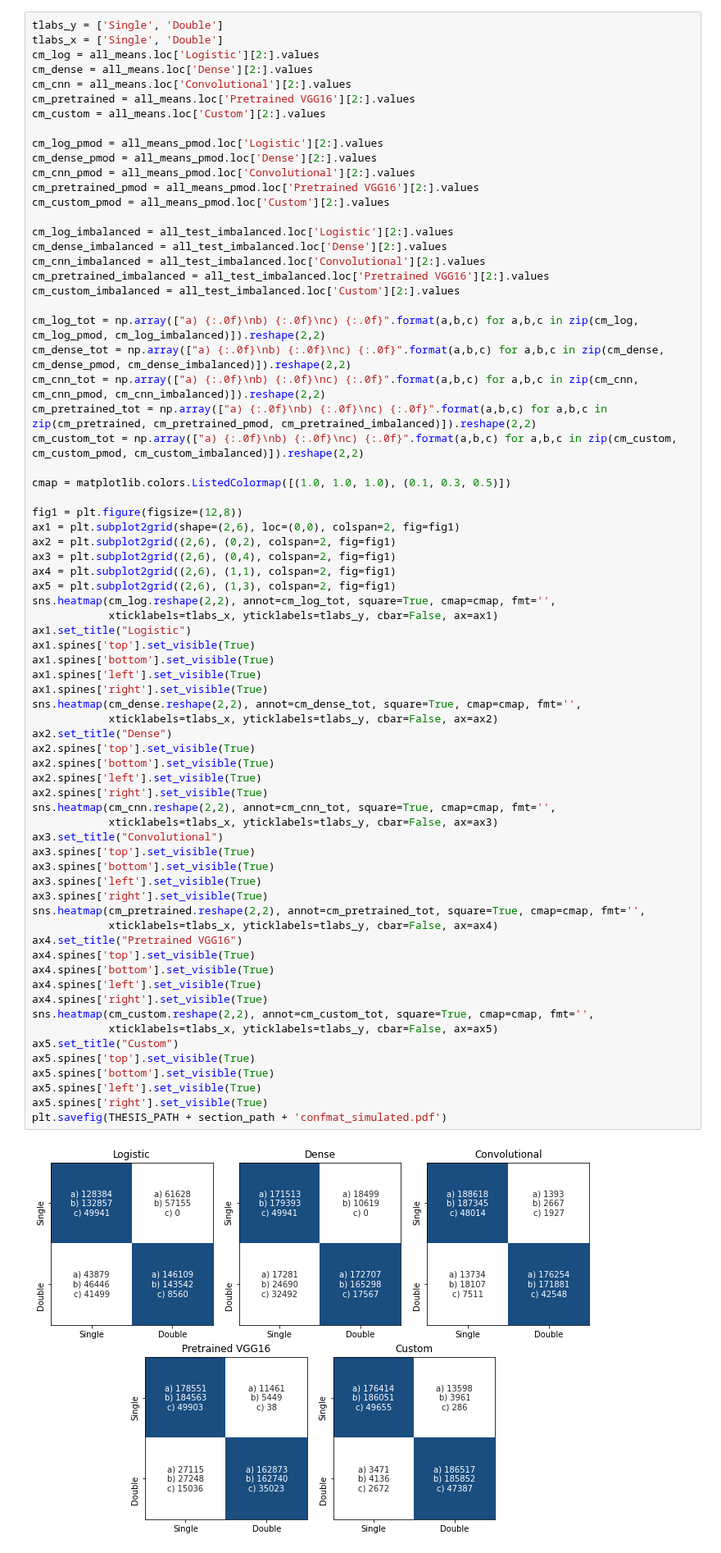
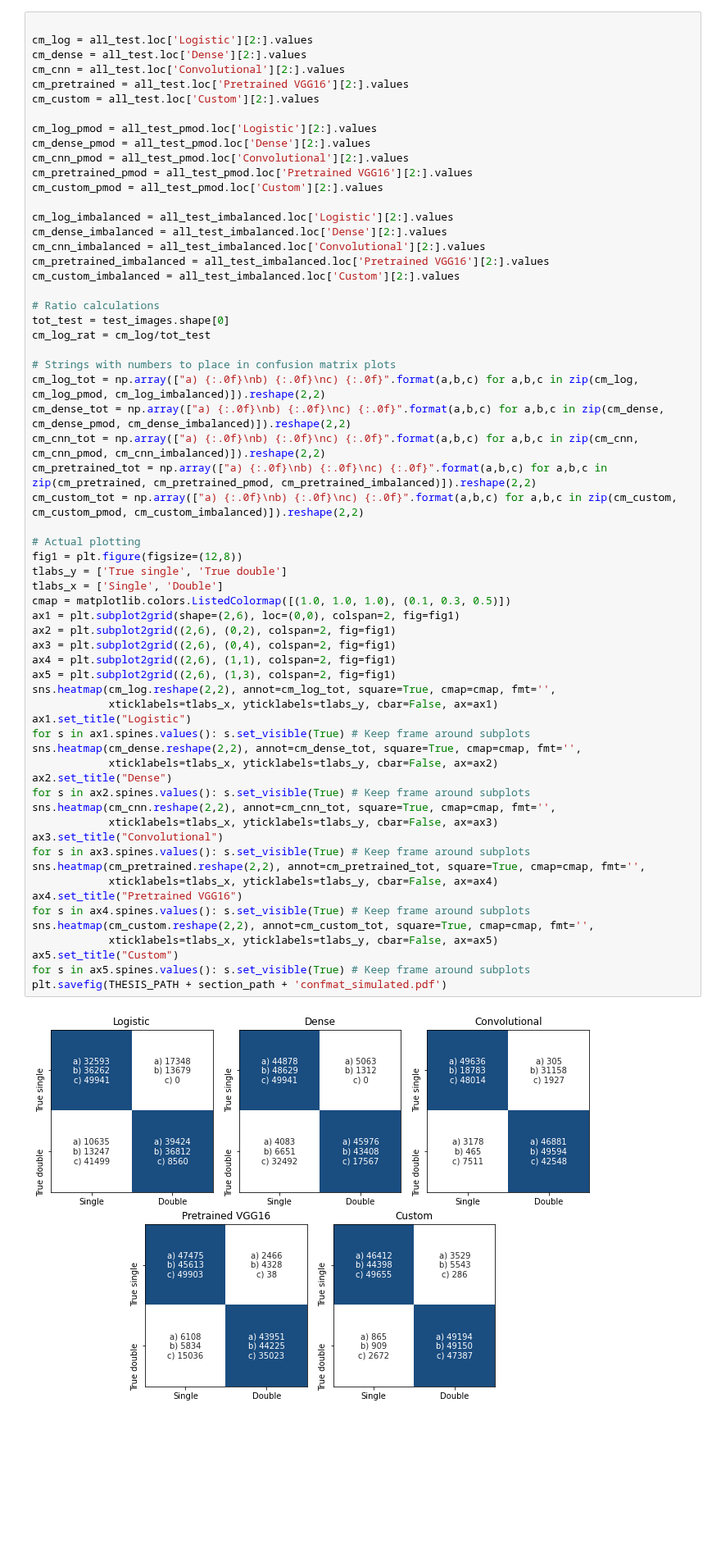
Before and after one commit to geirtul/master_analysis, a Jupyter notebook: notebooks/results/classification_simulated.ipynb, the cells around one changed output. Shown at 82% size. Saved outputs shown, nothing was run; the diff lists cells and outputs as text; blank space fills up the shorter version.

Commit message:
Updated notebook with better handling of spines

```diff
--- a/notebooks/results/classification_simulated.ipynb
+++ b/notebooks/results/classification_simulated.ipynb
@@ -649,19 +660,18 @@ with open(fname, "w") as fp:
 # %% [markdown]
 ### Plot confusion matrix for both data variants in one grid
 # %%
-tlabs_y = ['Single', 'Double']
-tlabs_x = ['Single', 'Double']
-cm_log = all_means.loc['Logistic'][2:].values
-cm_dense = all_means.loc['Dense'][2:].values
-cm_cnn = all_means.loc['Convolutional'][2:].values
-cm_pretrained = all_means.loc['Pretrained VGG16'][2:].values
-cm_custom = all_means.loc['Custom'][2:].values
 
-cm_log_pmod = all_means_pmod.loc['Logistic'][2:].values
-cm_dense_pmod = all_means_pmod.loc['Dense'][2:].values
-cm_cnn_pmod = all_means_pmod.loc['Convolutional'][2:].values
-cm_pretrained_pmod = all_means_pmod.loc['Pretrained VGG16'][2:].values
-cm_custom_pmod = all_means_pmod.loc['Custom'][2:].values
+cm_log = all_test.loc['Logistic'][2:].values
+cm_dense = all_test.loc['Dense'][2:].values
+cm_cnn = all_test.loc['Convolutional'][2:].values
+cm_pretrained = all_test.loc['Pretrained VGG16'][2:].values
+cm_custom = all_test.loc['Custom'][2:].values
+
+cm_log_pmod = all_test_pmod.loc['Logistic'][2:].values
+cm_dense_pmod = all_test_pmod.loc['Dense'][2:].values
+cm_cnn_pmod = all_test_pmod.loc['Convolutional'][2:].values
+cm_pretrained_pmod = all_test_pmod.loc['Pretrained VGG16'][2:].values
+cm_custom_pmod = all_test_pmod.loc['Custom'][2:].values
 
 cm_log_imbalanced = all_test_imbalanced.loc['Logistic'][2:].values
 cm_dense_imbalanced = all_test_imbalanced.loc['Dense'][2:].values
@@ -669,57 +679,49 @@ cm_cnn_imbalanced = all_test_imbalanced.loc['Convolutional'][2:].values
 cm_pretrained_imbalanced = all_test_imbalanced.loc['Pretrained VGG16'][2:].values
 cm_custom_imbalanced = all_test_imbalanced.loc['Custom'][2:].values
 
+# Ratio calculations
+tot_test = test_images.shape[0]
+cm_log_rat = cm_log/tot_test
+
+# Strings with numbers to place in confusion matrix plots
 cm_log_tot = np.array(["a) {:.0f}\nb) {:.0f}\nc) {:.0f}".format(a,b,c) for a,b,c in zip(cm_log, cm_log_pmod, cm_log_imbalanced)]).reshape(2,2)
 cm_dense_tot = np.array(["a) {:.0f}\nb) {:.0f}\nc) {:.0f}".format(a,b,c) for a,b,c in zip(cm_dense, cm_dense_pmod, cm_dense_imbalanced)]).reshape(2,2)
 cm_cnn_tot = np.array(["a) {:.0f}\nb) {:.0f}\nc) {:.0f}".format(a,b,c) for a,b,c in zip(cm_cnn, cm_cnn_pmod, cm_cnn_imbalanced)]).reshape(2,2)
 cm_pretrained_tot = np.array(["a) {:.0f}\nb) {:.0f}\nc) {:.0f}".format(a,b,c) for a,b,c in zip(cm_pretrained, cm_pretrained_pmod, cm_pretrained_imbalanced)]).reshape(2,2)
 cm_custom_tot = np.array(["a) {:.0f}\nb) {:.0f}\nc) {:.0f}".format(a,b,c) for a,b,c in zip(cm_custom, cm_custom_pmod, cm_custom_imbalanced)]).reshape(2,2)
 
+# Actual plotting
+fig1 = plt.figure(figsize=(12,8))
+tlabs_y = ['True single', 'True double']
+tlabs_x = ['Single', 'Double']
 cmap = matplotlib.colors.ListedColormap([(1.0, 1.0, 1.0), (0.1, 0.3, 0.5)])
-
-fig1 = plt.figure(figsize=(12,8))
 ax1 = plt.subplot2grid(shape=(2,6), loc=(0,0), colspan=2, fig=fig1)
 ax2 = plt.subplot2grid((2,6), (0,2), colspan=2, fig=fig1)
 ax3 = plt.subplot2grid((2,6), (0,4), colspan=2, fig=fig1)
 ax4 = plt.subplot2grid((2,6), (1,1), colspan=2, fig=fig1)
 ax5 = plt.subplot2grid((2,6), (1,3), colspan=2, fig=fig1)
 sns.heatmap(cm_log.reshape(2,2), annot=cm_log_tot, square=True, cmap=cmap, fmt='',
             xticklabels=tlabs_x, yticklabels=tlabs_y, cbar=False, ax=ax1)
 ax1.set_title("Logistic")
-ax1.spines['top'].set_visible(True)
-ax1.spines['bottom'].set_visible(True)
-ax1.spines['left'].set_visible(True)
-ax1.spines['right'].set_visible(True)
+for s in ax1.spines.values(): s.set_visible(True) # Keep frame around subplots
 sns.heatmap(cm_dense.reshape(2,2), annot=cm_dense_tot, square=True, cmap=cmap, fmt='',
             xticklabels=tlabs_x, yticklabels=tlabs_y, cbar=False, ax=ax2)
 ax2.set_title("Dense")
-ax2.spines['top'].set_visible(True)
-ax2.spines['bottom'].set_visible(True)
-ax2.spines['left'].set_visible(True)
-ax2.spines['right'].set_visible(True)
+for s in ax2.spines.values(): s.set_visible(True) # Keep frame around subplots
 sns.heatmap(cm_cnn.reshape(2,2), annot=cm_cnn_tot, square=True, cmap=cmap, fmt='',
             xticklabels=tlabs_x, yticklabels=tlabs_y, cbar=False, ax=ax3)
 ax3.set_title("Convolutional")
-ax3.spines['top'].set_visible(True)
-ax3.spines['bottom'].set_visible(True)
-ax3.spines['left'].set_visible(True)
-ax3.spines['right'].set_visible(True)
+for s in ax3.spines.values(): s.set_visible(True) # Keep frame around subplots
 sns.heatmap(cm_pretrained.reshape(2,2), annot=cm_pretrained_tot, square=True, cmap=cmap, fmt='',
             xticklabels=tlabs_x, yticklabels=tlabs_y, cbar=False, ax=ax4)
 ax4.set_title("Pretrained VGG16")
-ax4.spines['top'].set_visible(True)
-ax4.spines['bottom'].set_visible(True)
-ax4.spines['left'].set_visible(True)
-ax4.spines['right'].set_visible(True)
+for s in ax4.spines.values(): s.set_visible(True) # Keep frame around subplots
 sns.heatmap(cm_custom.reshape(2,2), annot=cm_custom_tot, square=True, cmap=cmap, fmt='',
             xticklabels=tlabs_x, yticklabels=tlabs_y, cbar=False, ax=ax5)
 ax5.set_title("Custom")
-ax5.spines['top'].set_visible(True)
-ax5.spines['bottom'].set_visible(True)
-ax5.spines['left'].set_visible(True)
-ax5.spines['right'].set_visible(True)
+for s in ax5.spines.values(): s.set_visible(True) # Keep frame around subplots
 plt.savefig(THESIS_PATH + section_path + 'confmat_simulated.pdf')
 # %% [output]
-[figure, old version]
+[figure, new version]
 # %% [markdown]
 # Classifying experimental data and comparing with simulated data
```
Also changed, not shown: parts of 5 cells of this notebook.
